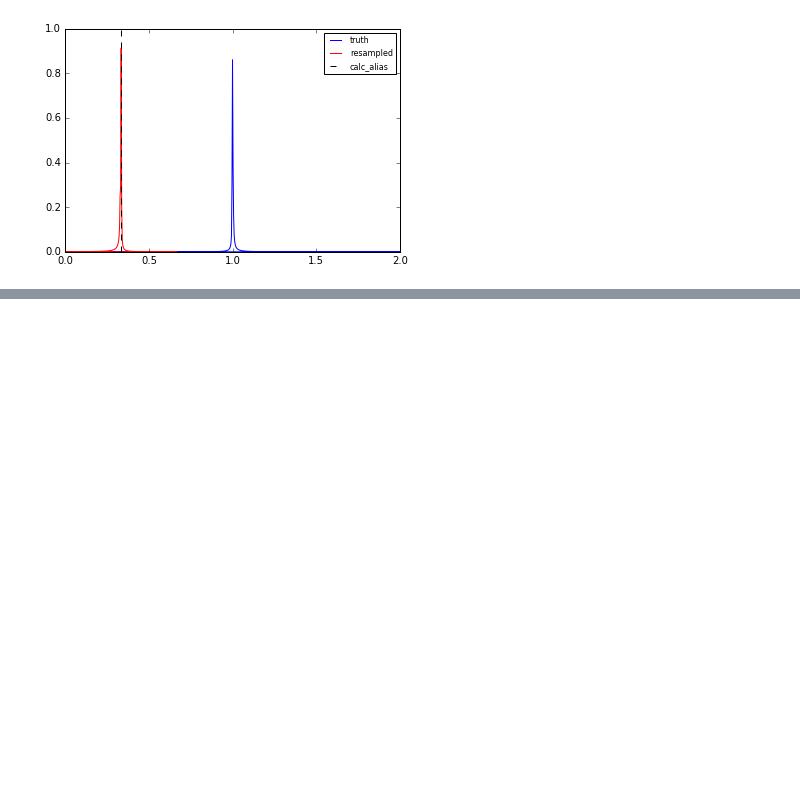
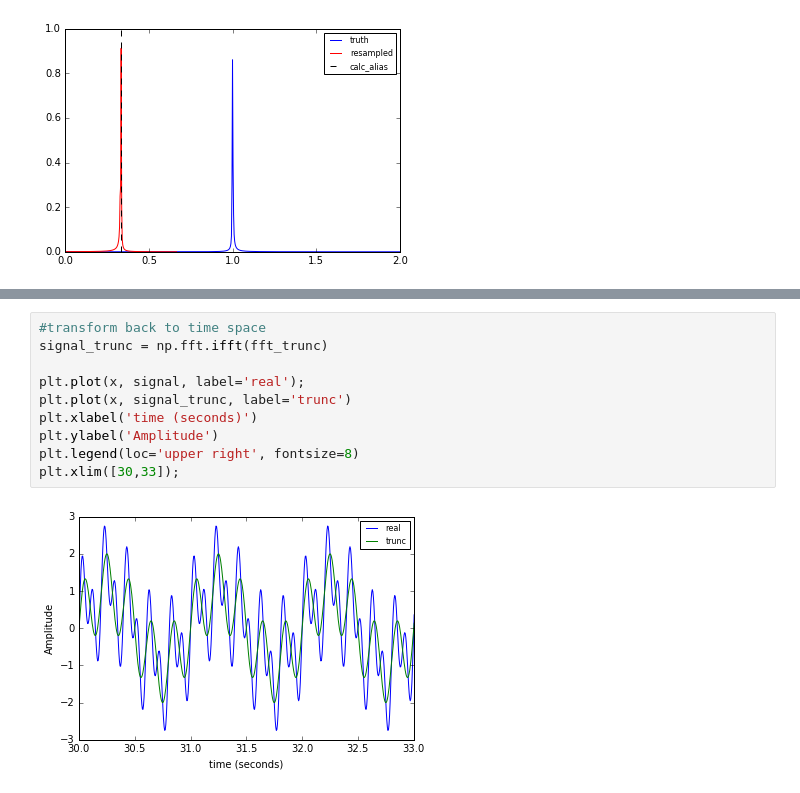
Before and after one commit to silburt/Stability, a Jupyter notebook: FFT_aliasing.ipynb, the cells around one changed output, grey strips where cells are left out. Drawn from its saved outputs; the diff is of its cells as text; blank space fills up the shorter version.

```diff
--- a/FFT_aliasing.ipynb
+++ b/FFT_aliasing.ipynb
@@ -55,0 +90,12 @@ plt.xlim([0,2]);
+# %%
+#transform back to time space
+signal_trunc = np.fft.ifft(fft_trunc)
+
+plt.plot(x, signal, label='real');
+plt.plot(x, signal_trunc, label='trunc')
+plt.xlabel('time (seconds)')
+plt.ylabel('Amplitude')
+plt.legend(loc='upper right', fontsize=8)
+plt.xlim([30,33]);
+# %% [output]
+[figure, added]
```
Also changed, not shown: parts of 5 cells of this notebook, 6 other files.
